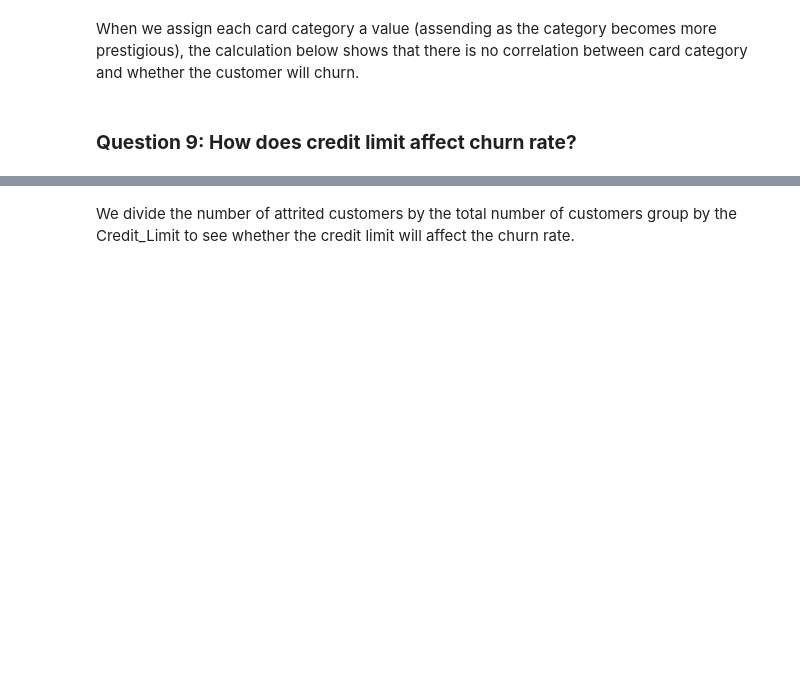
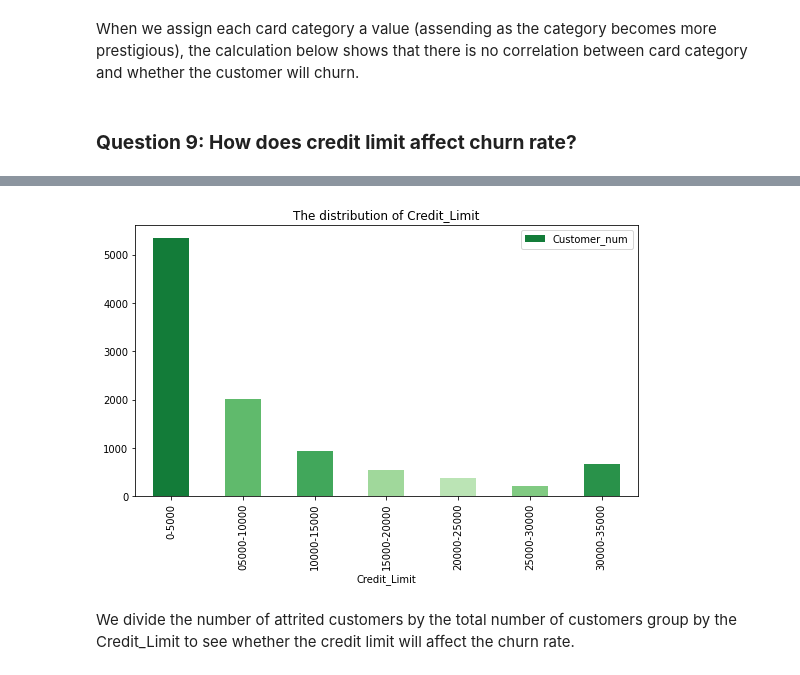
Before and after one commit to zhouchun0105/credit-card-churners, a Jupyter notebook: SUBMIT_creditcard_churners_team1.ipynb, the cells around one changed output, grey strips where cells are left out. Drawn from its saved outputs; the diff is of its cells as text; code cells hidden in the pictures; blank space fills up the shorter version.

```diff
--- a/SUBMIT_creditcard_churners_team1.ipynb
+++ b/SUBMIT_creditcard_churners_team1.ipynb
@@ -501,3 +424,8 @@ When we assign each card category a value (assending as the category becomes mor
+# %%
+Credit_distribution.plot(title = 'The distribution of Credit_Limit',kind='bar', x='Credit_Limit', y='Customer_num',
+                 color = ['#137c39','#60ba6c','#41a75b','#a0d89b','#bbe4b5','#81ca82','#29924a'], figsize=(9, 5));
+# %% [output]
+[figure, added]
 # %% [markdown]
 We divide the number of attrited customers by the total number of customers group by the Credit_Limit to see whether the credit limit will affect the churn rate.
 # %%
```
Also changed, not shown: parts of 30 cells of this notebook.
